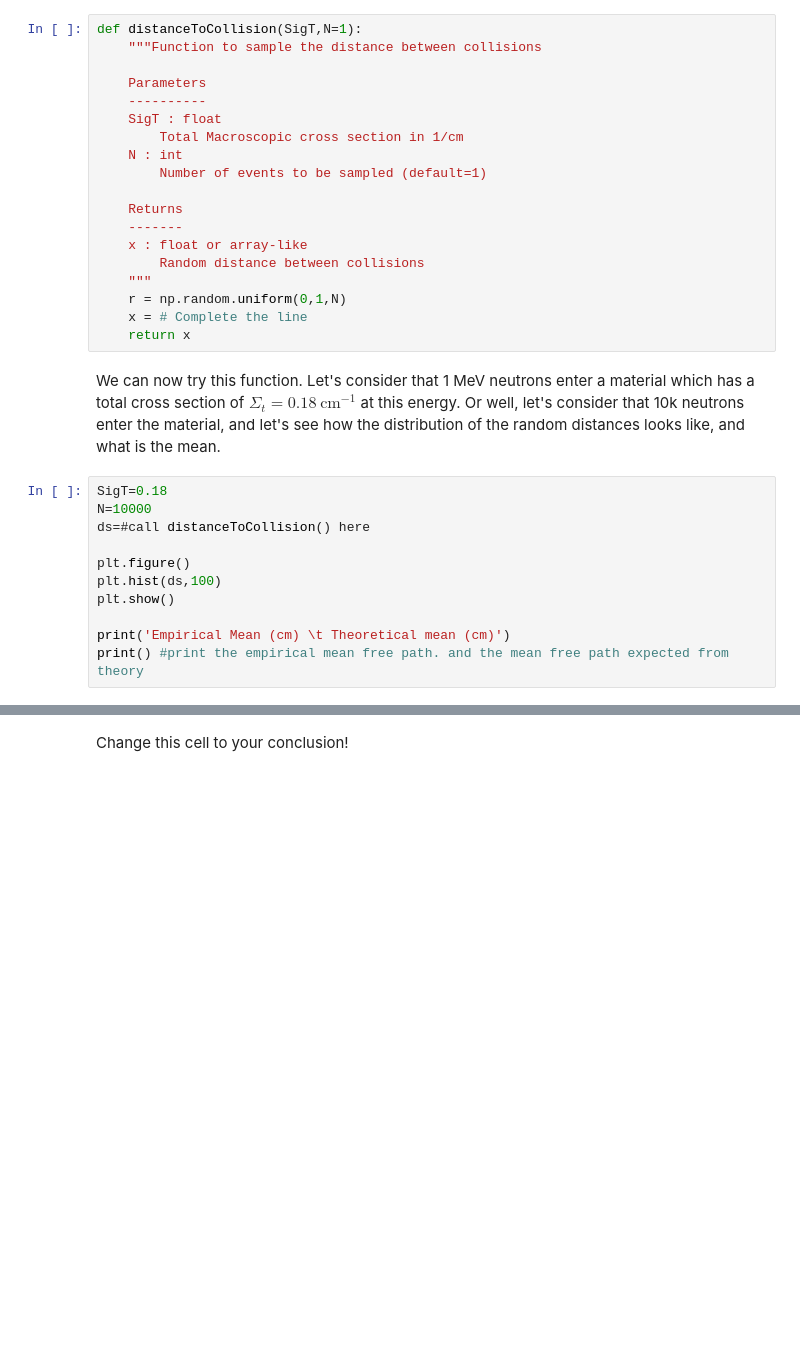
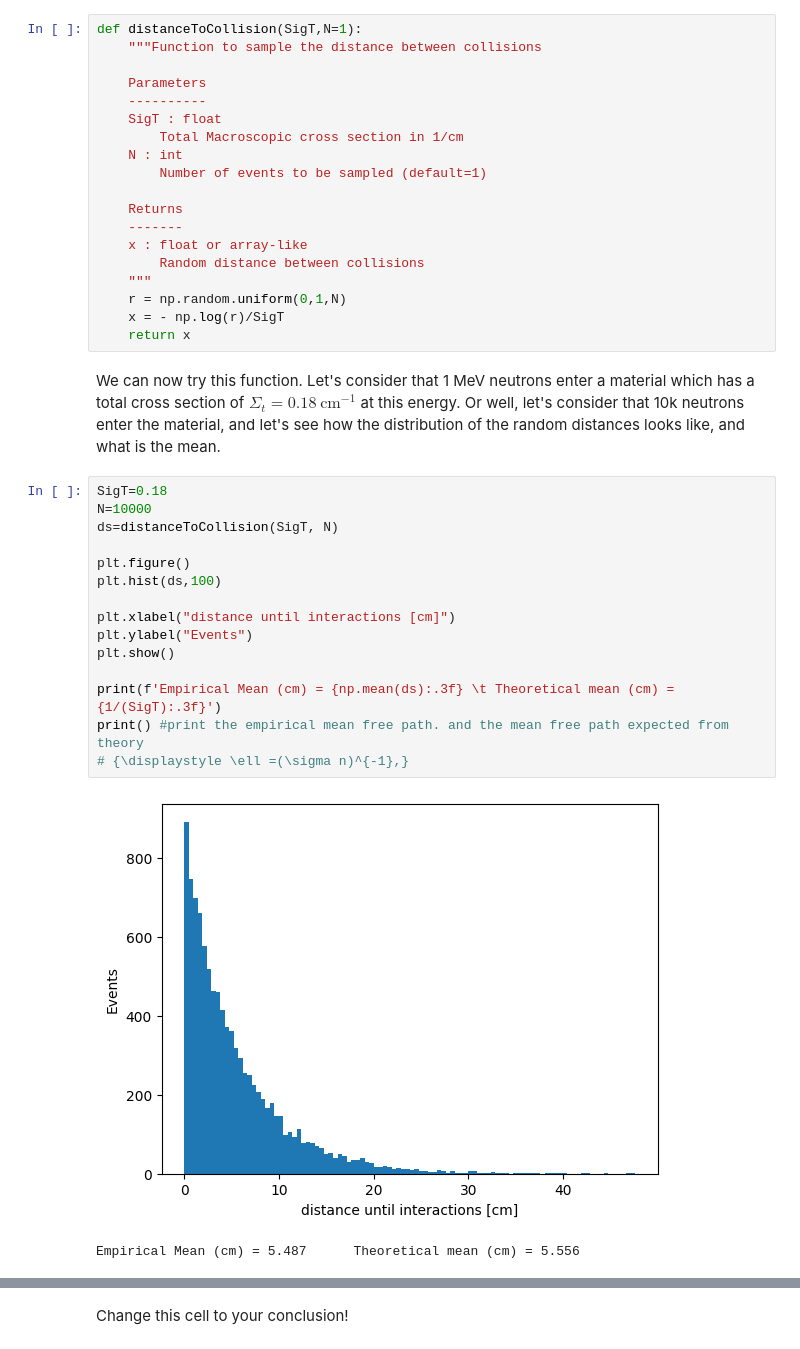
Before and after one commit to sewerininc/poetry_envs, a Jupyter notebook: reaktorfysik/RFP/Datalabs/Datalab04/4-Scattering_MCintro.ipynb, the cells around one changed output, grey strips where cells are left out. Cells and saved outputs as stored; diff of their text form; blank space fills up the shorter version.

```diff
--- a/reaktorfysik/RFP/Datalabs/Datalab04/4-Scattering_MCintro.ipynb
+++ b/reaktorfysik/RFP/Datalabs/Datalab04/4-Scattering_MCintro.ipynb
@@ -413,21 +411,28 @@ def distanceToCollision(SigT,N=1):
         Random distance between collisions
     """
     r = np.random.uniform(0,1,N)
-    x = # Complete the line
+    x = - np.log(r)/SigT
     return x
 # %% [markdown]
 We can now try this function. Let's consider that 1 MeV neutrons enter a material which has a total cross section of $\Sigma_t=0.18 \: \text{cm}^{-1}$ at this energy. Or well, let's consider that 10k neutrons enter the material, and let's see how the distribution of the random distances looks like, and what is the mean.
 # %%
 SigT=0.18
 N=10000
-ds=#call distanceToCollision() here
+ds=distanceToCollision(SigT, N)
 
 plt.figure()
 plt.hist(ds,100)
+
+plt.xlabel("distance until interactions [cm]")
+plt.ylabel("Events")
 plt.show()
 
-print('Empirical Mean (cm) \t Theoretical mean (cm)')
+print(f'Empirical Mean (cm) = {np.mean(ds):.3f} \t Theoretical mean (cm) = {1/(SigT):.3f}')
 print() #print the empirical mean free path. and the mean free path expected from theory
+# {\displaystyle \ell =(\sigma n)^{-1},}
+# %% [output]
+[figure, added]
+Empirical Mean (cm) = 5.487      Theoretical mean (cm) = 5.556
 # %% [markdown]
 ### Continous distribution II: Watt distribution
 
```
Also changed, not shown: parts of 14 cells of this notebook, 5 other files.
